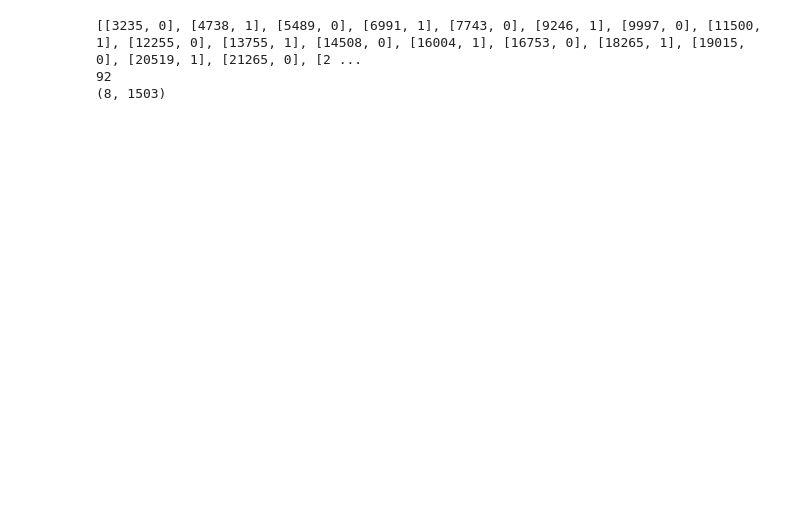
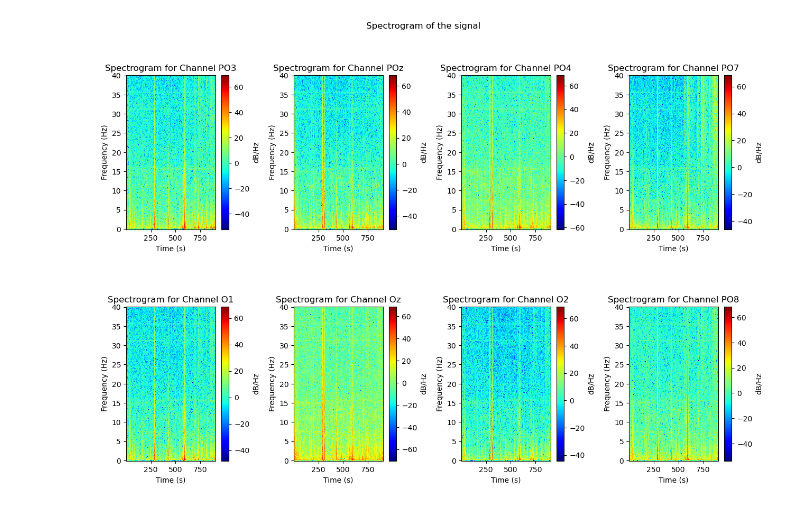
Before and after one commit to alken01/BCI, a Jupyter notebook: full_analysis.ipynb, the cells around one changed output. Saved outputs shown, nothing was run; the diff lists cells and outputs as text; code cells hidden in the pictures; blank space fills up the shorter version.

```diff
--- a/full_analysis.ipynb
+++ b/full_analysis.ipynb
@@ -227,6 +227,7 @@ target_frequencies = [14,15,16,17,18,19,20]
 
 # Frequency range of interest
 f_range = [0,40]
+fs = 250
 # %%
 # Load csv files and extract information
 # Load the raw EEG data
@@ -256,33 +257,34 @@ eeg_data = eeg_data.T
 #     axs[i//4,i%4].plot(eeg_data[i,:])
 #     axs[i//4,i%4].set_title(chan_name[i])
 
 # Keeping only the number in the markers
 marker_array[:,1] = [int(i[3:]) for i in marker_array[:,1]]
 
 # Convert the elements of the marker array to integers
 marker_array = marker_array.astype(int)
 
 start_stop = []
 
 # The markers are of form 100, 101, 200, 201. The 100s are a start marker and the 200s are stop markers.
 #Loop through the marker array and find the start and stop markers. Replace 0 for start and 1 for stop
 for i in range(0,len(marker_array)):
     if round(marker_array[i,1]/100) == 1:
         start_stop.append([marker_array[i,0],0])
     elif round(marker_array[i,1]/100) == 2:
         start_stop.append([marker_array[i,0],1])
     else :
         start_stop.append([marker_array[i,0],2])
 
 
 # Isolate the samples between the start and stop markers and store them in an an array called epochs
 epochs = []
 for i in range(0,len(start_stop)):
     if start_stop[i][1] == 0:
         epochs.append(eeg_data[:,start_stop[i][0]:start_stop[i+1][0]])
     else:
         continue
+
+# Plot spectrogram of the raw EEG data using spectrogram_cp function
+freqs, t, Sxx = spectrogram_cp(eeg_data,fs,f_range,True,4,2,chan_name)
 # %% [output]
-[[3235, 0], [4738, 1], [5489, 0], [6991, 1], [7743, 0], [9246, 1], [9997, 0], [11500, 1], [12255, 0], [13755, 1], [14508, 0], [16004, 1], [16753, 0], [18265, 1], [19015, 0], [20519, 1], [21265, 0], [2 ...
-92
-(8, 1503)
+[figure, added]
```
Also changed, not shown: 1 other file.
